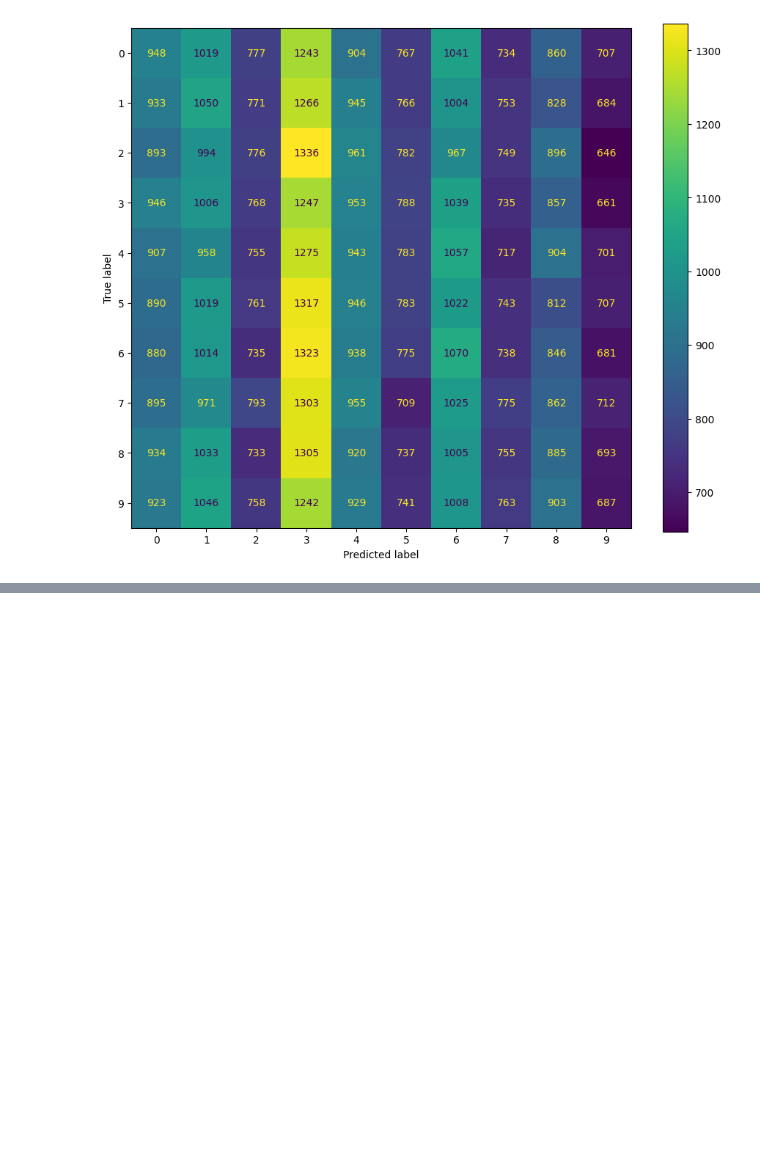
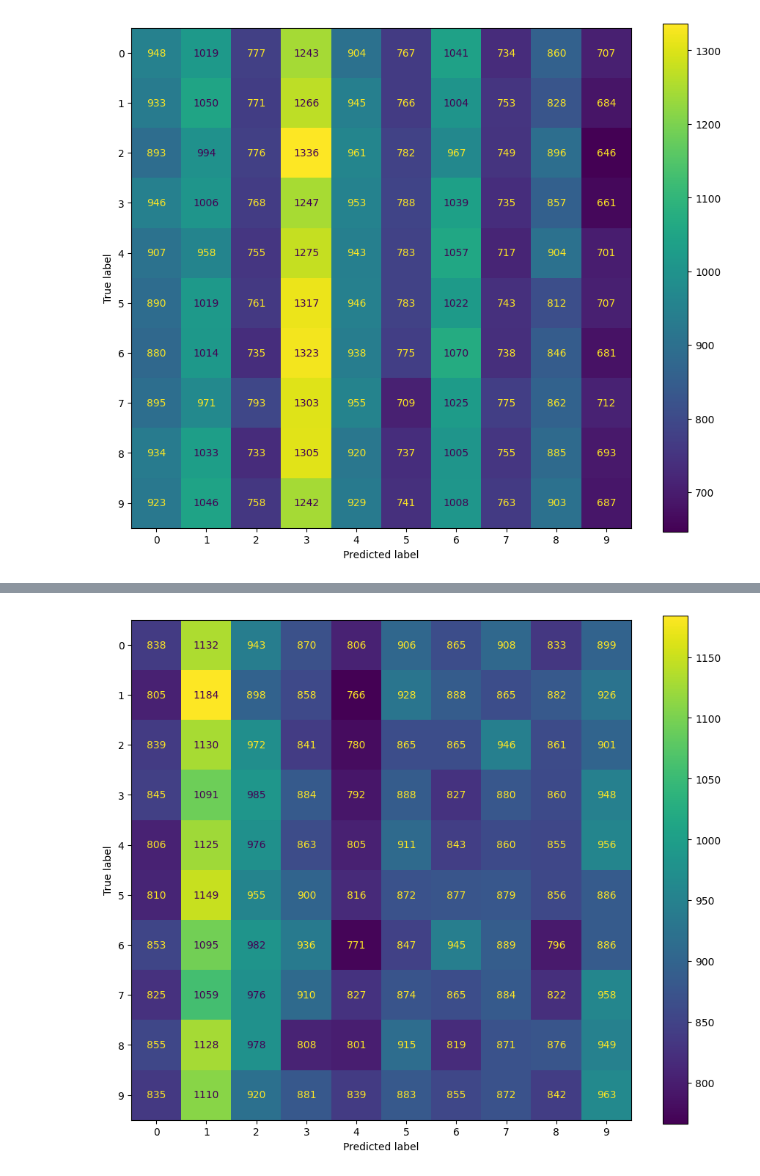
Before and after one commit to pasterzewa/CNN-DL-Project, a Jupyter notebook: vgg16.ipynb, the cells around one changed output, grey strips where cells are left out. Cells and saved outputs as stored; diff of their text form; code cells hidden in the pictures; blank space fills up the shorter version.

```diff
--- a/vgg16.ipynb
+++ b/vgg16.ipynb
@@ -316,0 +439,3 @@ show_confusion_matrix_without_names(model,test_ds,num_classes)
+# %%
+show_confusion_matrix_without_names(model,test_ds,num_classes)
+# %% [output]
@@ -316,0 +443 @@ show_confusion_matrix_without_names(model,test_ds,num_classes)
+[figure, added]
```
Also changed, not shown: parts of 56 cells of this notebook.
